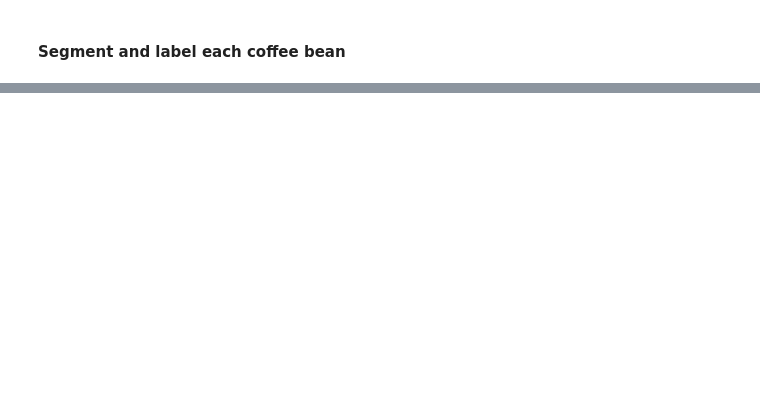
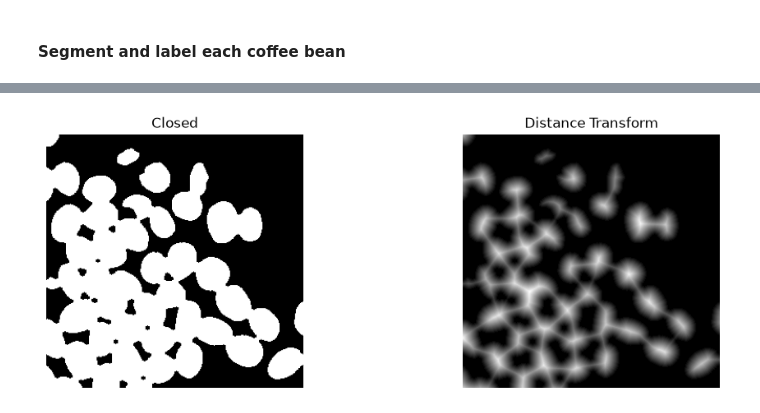
Before and after one commit to bdsh-14/unr-ee681-image-analysis, a Jupyter notebook: HW3/assignment3.ipynb, the cells around one changed output, grey strips where cells are left out. Cells and saved outputs as stored; diff of their text form; code cells hidden in the pictures; blank space fills up the shorter version.

Commit message:
Cleanup and Distance transform

```diff
--- a/HW3/assignment3.ipynb
+++ b/HW3/assignment3.ipynb
@@ -79,0 +106,8 @@ Raw image
+# %%
+# Distance transform
+dist_transform = cv2.distanceTransform(closed, cv2.DIST_L2, 5)
+dist_transform = cv2.normalize(
+    dist_transform, None, 0, 1.0, cv2.NORM_MINMAX).astype(np.float32)
+display_images([closed, dist_transform], ["Closed", "Distance Transform"])
+# %% [output]
+[figure, added]
```
Also changed, not shown: parts of 4 cells of this notebook.
